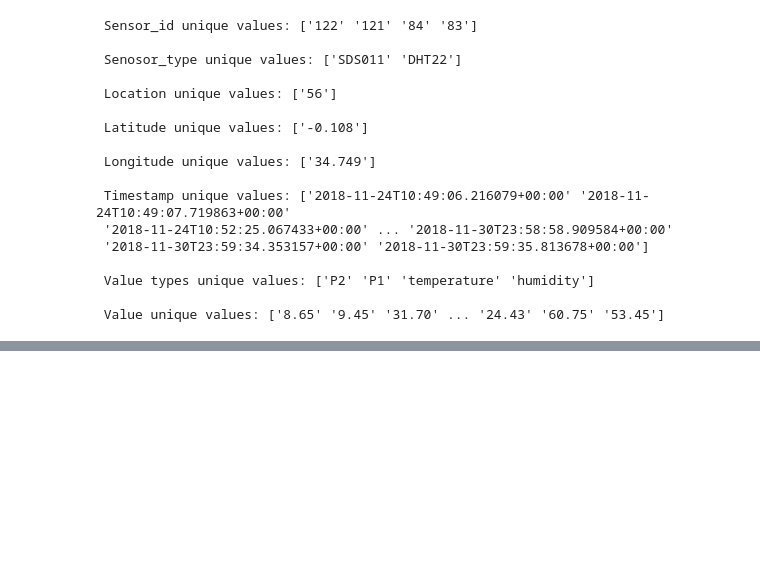
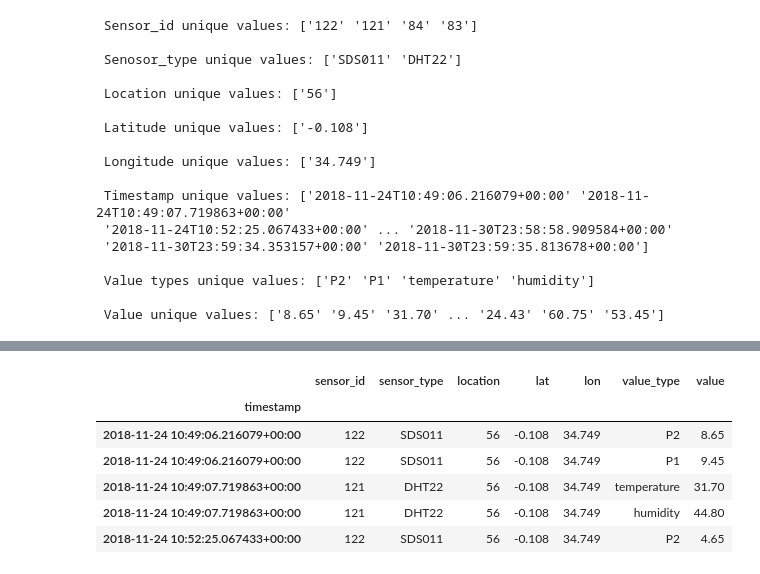
Before and after one commit to AlukweJonesTerah/ALGOS, a Jupyter notebook: Sensor_Data_AFRICA_Air_Quality_Archive_Kisumu_November2018.ipynb, the cells around one changed output, grey strips where cells are left out. Cells and saved outputs as stored; diff of their text form; code cells hidden in the pictures; blank space fills up the shorter version.

```diff
--- a/Sensor_Data_AFRICA_Air_Quality_Archive_Kisumu_November2018.ipynb
+++ b/Sensor_Data_AFRICA_Air_Quality_Archive_Kisumu_November2018.ipynb
@@ -123,3 +124,5 @@ print(f' \n Value unique values: {df["value"].unique()}')
  Value types unique values: ['P2' 'P1' 'temperature' 'humidity']
 
  Value unique values: ['8.65' '9.45' '31.70' ... '24.43' '60.75' '53.45']
+# %%
+df = df.set_index("timestamp")
@@ -125,0 +137,11 @@ print(f' \n Value unique values: {df["value"].unique()}')
+# %%
+df_= pd.read_csv("Sensor-Data-AFRICA-Air-Quality-Archive-Kisumu-November2018_Cleaded.csv")
+df.head()
+# %% [output]
+|  | sensor_id | sensor_type | location | lat | lon | value_type | value |
+| timestamp |  |  |  |  |  |  |  |
+| 2018-11-24 10:49:06.216079+00:00 | 122 | SDS011 | 56 | -0.108 | 34.749 | P2 | 8.65 |
+| 2018-11-24 10:49:06.216079+00:00 | 122 | SDS011 | 56 | -0.108 | 34.749 | P1 | 9.45 |
+| 2018-11-24 10:49:07.719863+00:00 | 121 | DHT22 | 56 | -0.108 | 34.749 | temperature | 31.70 |
+| 2018-11-24 10:49:07.719863+00:00 | 121 | DHT22 | 56 | -0.108 | 34.749 | humidity | 44.80 |
+| 2018-11-24 10:52:25.067433+00:00 | 122 | SDS011 | 56 | -0.108 | 34.749 | P2 | 4.65 |
```
Also changed, not shown: parts of 9 cells of this notebook.
